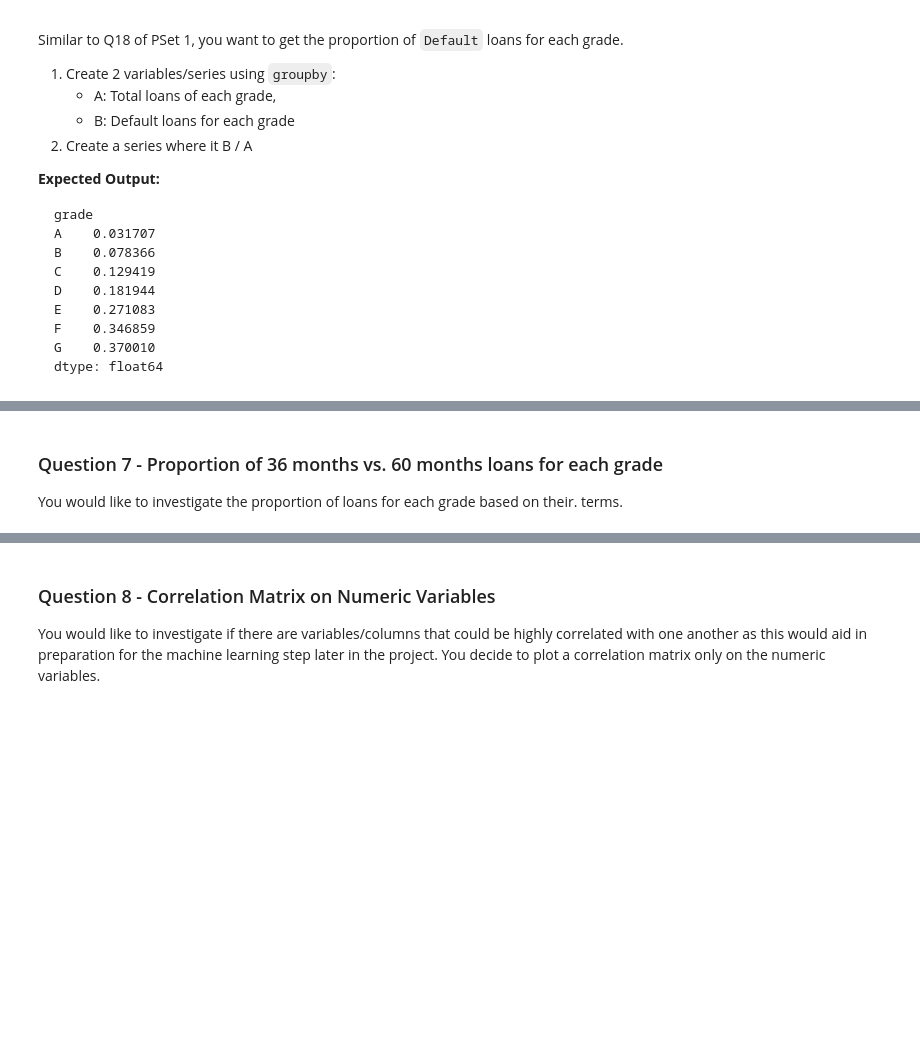
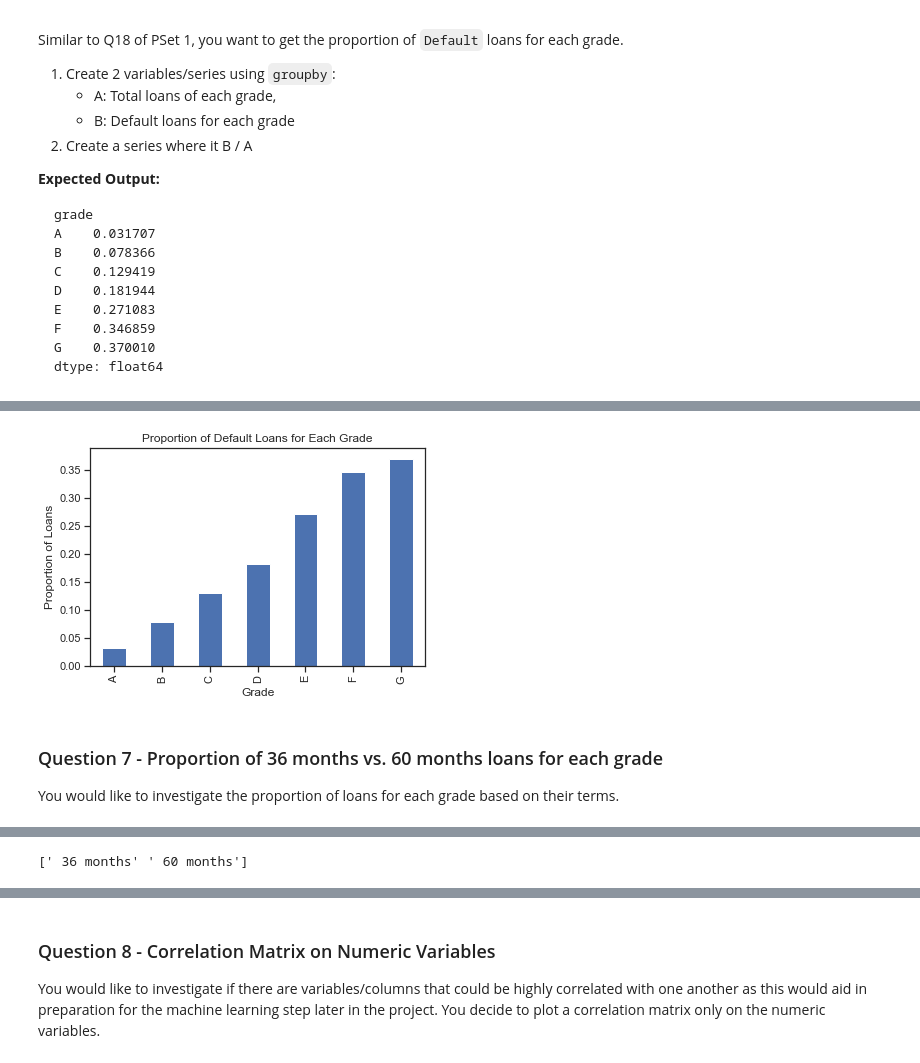
Before and after one commit to swathidbhat/Hackwagon-DS102, a Jupyter notebook: problem-set-2/problem-set-2.ipynb, the cells around one changed output, grey strips where cells are left out. Saved outputs shown, nothing was run; the diff lists cells and outputs as text; code cells hidden in the pictures; blank space fills up the shorter version.

```diff
--- a/problem-set-2/problem-set-2.ipynb
+++ b/problem-set-2/problem-set-2.ipynb
@@ -111,2 +181,6 @@ def
 # %%
 # For creating a new column
+target = all_loans_df['loan_status'].apply(default_values)
+all_loans_df['target'] = target
+#testing
+all_loans_df.head()
@@ -153,3 +237,16 @@ Similar to Q18 of PSet 1, you want to get the proportion of `Default` loans for
     F    0.346859
     G    0.370010
     dtype: float64
+# %%
+#denominator
+total_size = all_loans_df.groupby('grade').size()
+
+#numerator
+cond1 = all_loans_df['target'].isin(['Default'])
+default_filtered = all_loans_df[cond1].groupby('grade')
+default_size = default_filtered.size()
+
+default_proportion= default_size/total_size
+#testing
+pd.set_option('precision', 6)
+default_proportion
@@ -176,3 +272,30 @@ Visualise the expected bar chart using the above Series and save it as `default_
+# %%
+# -------------- #
+import matplotlib.pyplot as plt
+%matplotlib inline
+import seaborn as sns
+import numpy as np
+# pd.options.display.float_format = '{:,.1f}'.format
+sns.set(style = "ticks")
+
+### SECTION 2 ###
+## VISUALISE ##
+default_proportion.plot(kind = 'bar',
+                  x = default_proportion.index,
+                  y = default_proportion.values
+                )
+plt.title('Proportion of Default Loans for Each Grade')
+plt.xlabel('Grade')
+plt.ylabel('Proportion of Loans')
+plt.yticks(np.arange(0.00, 0.36, 0.05))
+
+# -------------- #
+### SECTION 3 ###
+## SAVE FIGURE ##
+plt.savefig('default_loans_proportion.png')
+plt.show()
+# %% [output]
+[figure, added]
 # %%
 ## TA/INSTRUCTOR ONLY
 ## SECTION 1: /1
@@ -181,7 +304,7 @@ Visualise the expected bar chart using the above Series and save it as `default_
 # %% [markdown]
 ### Question 7 - Proportion of 36 months vs. 60 months loans for each grade
 
-You would like to investigate the proportion of loans for each grade based on their. terms.
+You would like to investigate the proportion of loans for each grade based on their terms.
 # %% [markdown]
 ### Section 1 - Prepare Data
 
@@ -206,3 +329,26 @@ Prepare a new DataFrame by:
 <b>Expected Output:</b>
 
 <img src="https://i.imgur.com/QSR74jG.png">
+# %%
+#total size
+total_term_size = all_loans_df.groupby('grade').size().round(6)
+#print(total_term_size)
+
+#retrieving unique values to check naming convention
+print(all_loans_df['term'].unique())
+
+#size of 36 months
+cond_m_36 = all_loans_df['term'].isin([' 36 months'])
+m_36_filtered = all_loans_df[cond_m_36].groupby('grade')
+m_36_size = m_36_filtered.size().round(6)
+
+#size of 60 months
+cond_m_60 = all_loans_df['term'].isin([' 60 months'])
+m_60_filtered = all_loans_df[cond_m_60].groupby('grade')
+m_60_size = m_60_filtered.size().round(6)
+
+# testing
+# print(m_36_size)
+# print(m_60_size)
+# %% [output]
+[' 36 months' ' 60 months']
```
Also changed, not shown: parts of 26 cells of this notebook.
